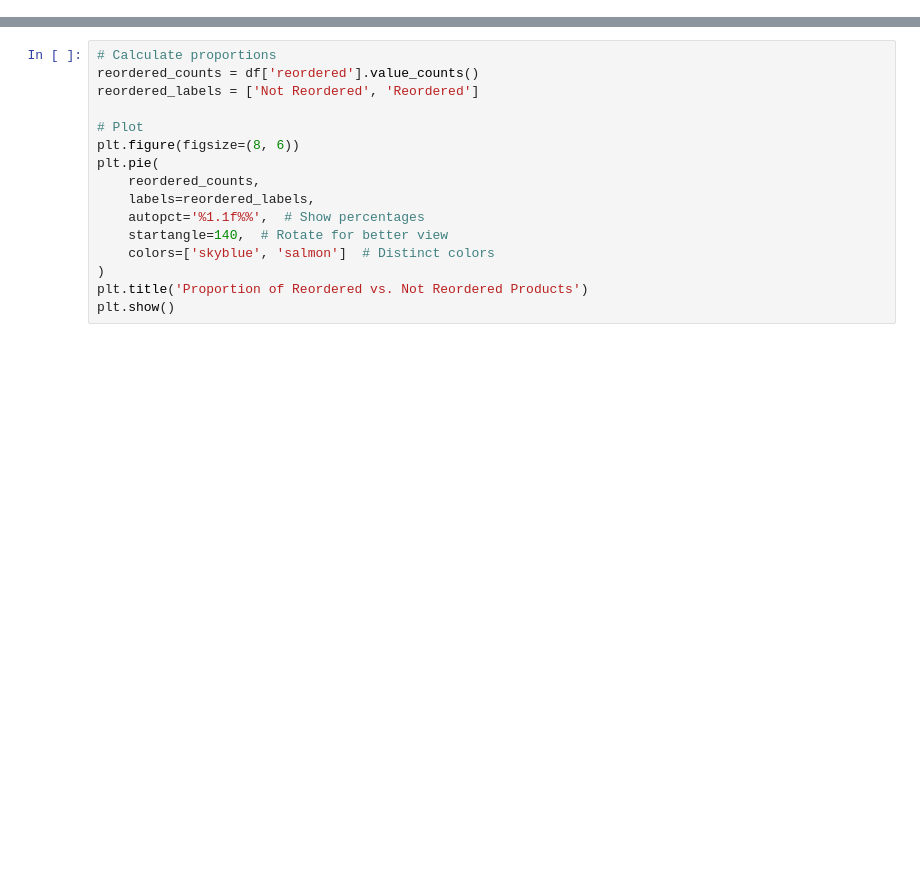
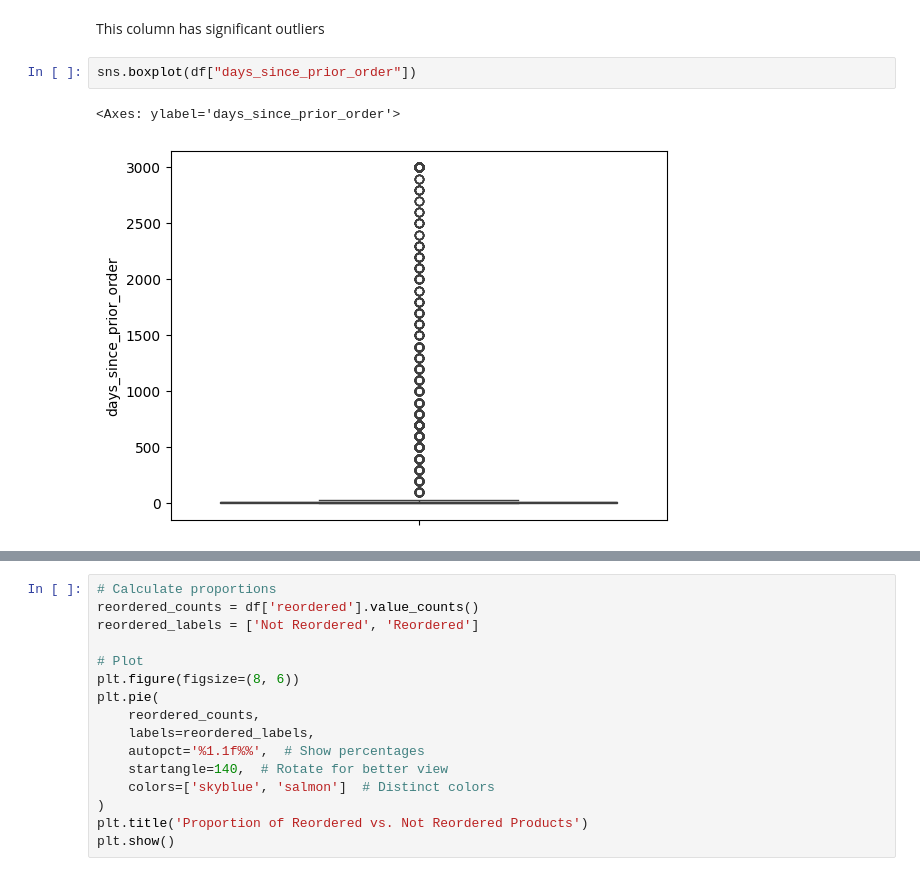
Before and after one commit to afscomercial/visualization-market-basket, a Jupyter notebook: visualizations.ipynb, the cells around one changed output, grey strips where cells are left out. Drawn from its saved outputs; the diff is of its cells as text; blank space fills up the shorter version.

```diff
--- a/visualizations.ipynb
+++ b/visualizations.ipynb
@@ -113,0 +446,7 @@ dtype: int64
+# %% [markdown]
+This column has significant outliers
+# %%
+sns.boxplot(df["days_since_prior_order"])
+# %% [output]
+<Axes: ylabel='days_since_prior_order'>
+[figure, added]
```
Also changed, not shown: parts of 93 cells of this notebook.
